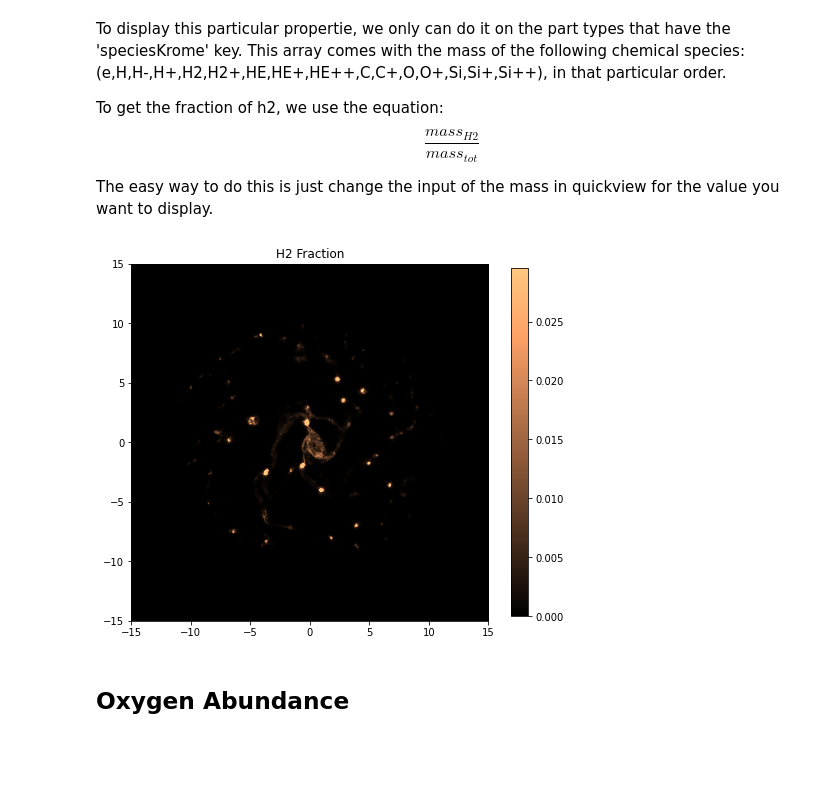
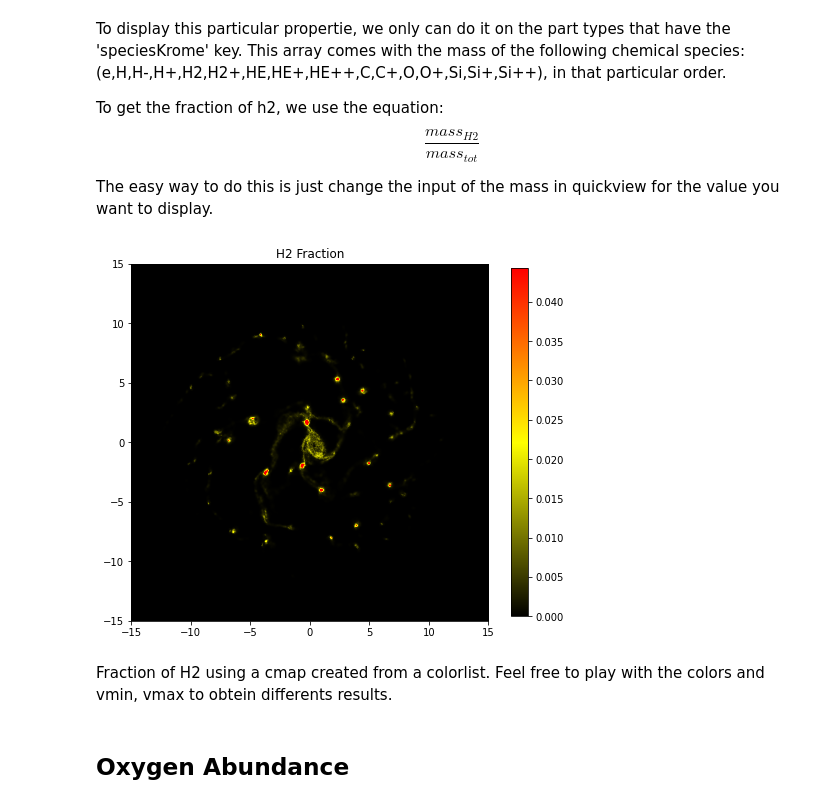
Before and after one commit to sebalepe/sphviewer_userguide, a Jupyter notebook: Sphviewer User Guide.ipynb, the cells around one changed output. Cells and saved outputs as stored; diff of their text form; code cells hidden in the pictures; blank space fills up the shorter version.

```diff
--- a/Sphviewer User Guide.ipynb
+++ b/Sphviewer User Guide.ipynb
@@ -447,26 +604,31 @@ The easy way to do this is just change the input of the mass in quickview for th
 # %%
 import matplotlib.pyplot as plt
 from classes import SnapViewer
 
 snap = SnapViewer('test_file/snap_050.gz')
+
+colors = ['black','yellow', 'red']
+my_cmap = snap.cmap_from_list(colors)
 
 h2_mass = snap.part[0]['speciesKrome'][:,4]
 t_mass = sum(snap.mass[0])
 
 extent = [-15,15,-15,15]
 x,y,z = snap.centroid(snap.pos)
 qv = snap.quickview(r='infinity', pos=snap.pos[0], mass=h2_mass/t_mass, extent=extent, x=x,y=y,z=z,
                    plot=False)
 img = qv.get_image()
-vmin, vmax = snap.get_v(img, 1, 0.2)
+vmin, vmax = snap.get_v(img, 1, 0.3)
 
 plt.figure(figsize=(8,8))
-plt.imshow(img, extent=extent, vmin=vmin, vmax=vmax, cmap='copper')
+plt.imshow(img, extent=extent, vmin=vmin, vmax=vmax, cmap=my_cmap)
 plt.colorbar(shrink=0.8)
 plt.title('H2 Fraction')
 plt.show()
 # %% [output]
-[figure, old version]
+[figure, new version]
+# %% [markdown]
+Fraction of H2 using a cmap created from a colorlist. Feel free to play with the colors and vmin, vmax to obtein differents results.
 # %% [markdown]
 ## Oxygen Abundance
 # %% [markdown]
```
Also changed, not shown: parts of 63 cells of this notebook, 36 other files.
